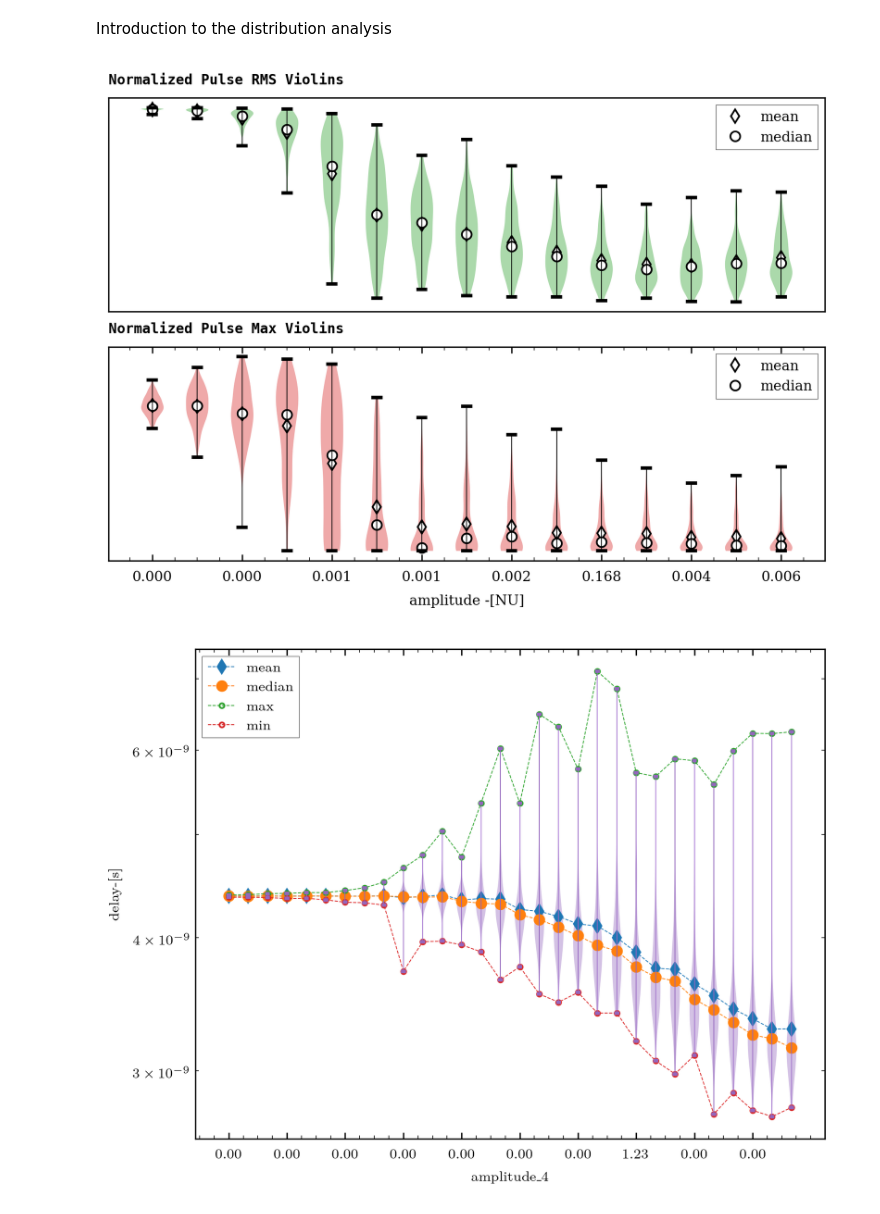
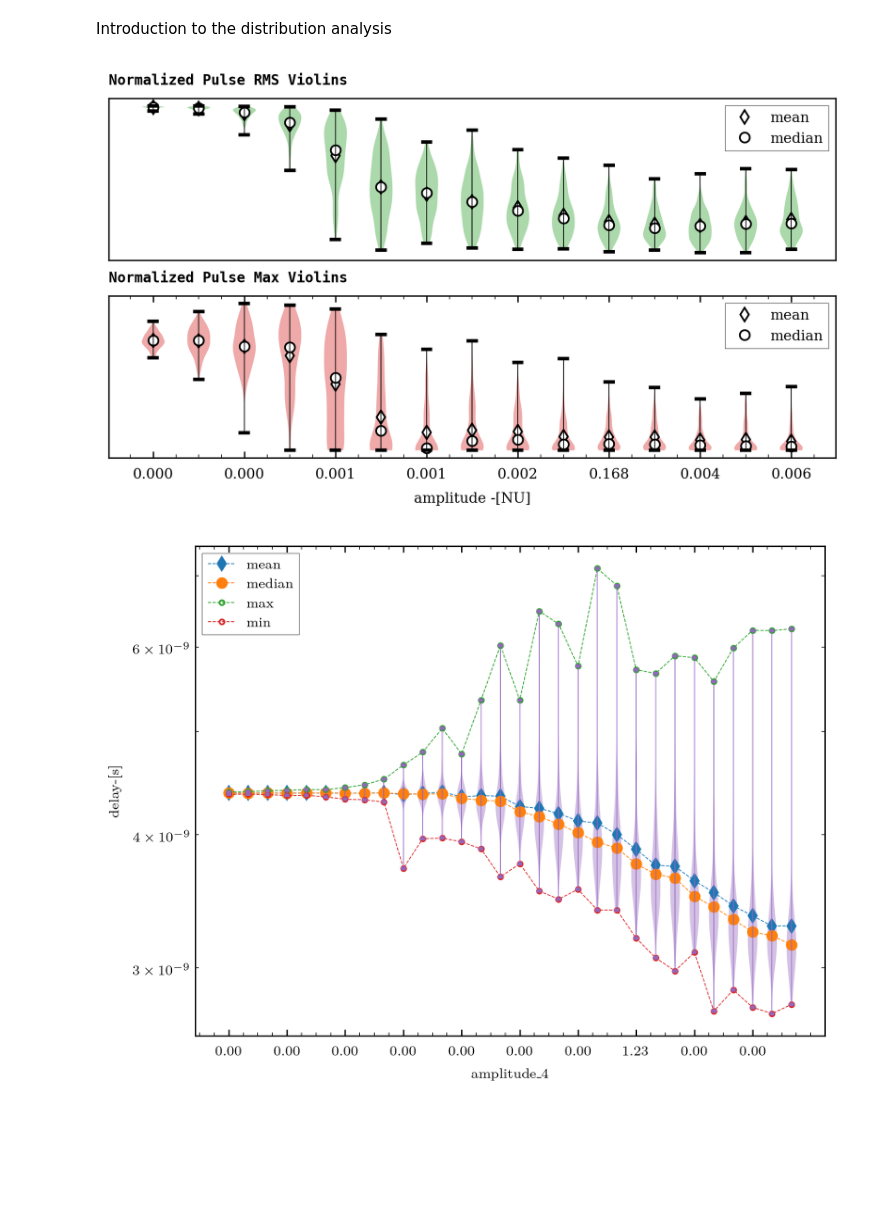
Before and after one commit to Chatr0uge/Internship_SPC, a Jupyter notebook: src/profile_study/profile_study.ipynb, the cells around one changed output. Cells and saved outputs as stored; diff of their text form; code cells hidden in the pictures; blank space fills up the shorter version.

```diff
--- a/src/profile_study/profile_study.ipynb
+++ b/src/profile_study/profile_study.ipynb
@@ -278,7 +278,7 @@ plt.savefig('../../Report/figures/background_density.png', dpi = 500)
 Introduction to the distribution analysis
 # %%
 W = 5.8    # Figure width in inches, approximately A4-width - 2*1.25in margin
-fig, axs = plt.subplots(2, 1, figsize = (W, W * 3 / 4), dpi = 300)
+fig, axs = plt.subplots(2, 1, figsize = (W, W * 3 / 5), dpi = 300)
 
 ax, ax2 = axs
 ax.plot(range(1, len( np.array(amplitude_4)[index][::2]) + 1), np.mean(amp, axis = 1)[index][::2], lw = 0, marker = 'd', mfc = 'w', mec = 'k', mew = 1 , label = 'mean')
@@ -303,34 +303,34 @@ ax.set_yticks([])
 amp2 = np.max(pulse_norm, axis = 2)
 ax2.plot([],[])
 
 ax2.plot(range(1, len( np.array(amplitude_4)[index][::2]) + 1), np.mean(amp2, axis = 1)[index][::2], lw = 0, marker = 'd', mfc = 'w', mec = 'k', mew = 1 , label = 'mean')
 ax2.plot(range(1, len( np.array(amplitude_4)[index][::2]) + 1), np.median(amp2, axis = 1)[index][::2], lw = 0, marker = 'o', mfc = 'w', mec = 'k', mew = 1. , label = 'median')
 # ax2.plot(range(1, len( np.array(amplitude_4)[index][::2]) + 1), np.max(amp2, axis = 1)[index][::2], lw = 0, marker = '.', mfc = 'none', mec = 'k', mew = 1. , label = 'max')
 # ax2.plot(range(1, len( np.array(amplitude_4)[index][::2]) + 1), np.min(amp2, axis = 1)[index][::2], lw = 0, marker = '.', mfc = 'none', mec = 'k', mew = 1, label = 'min')
 violins = ax2.violinplot(np.array(amp2)[index][::2,:].real.T, showmeans=False, showmedians=False)
 
 
 ax2.set_xticks(range(1, len( np.array(amplitude_4)[index][::2]) + 1, 2))
 ax2.set_xticklabels([str(r)[:5] for r in np.array(amplitude_4)[index][::4]])
 ax2.set_xlabel('amplitude -[NU]')
 
 ax2.set_title("Normalized Pulse Max Violins",
     loc='left',
     fontweight='bold',
     family='monospace',)
 
 for pc in violins['bodies']:
     pc.set_alpha(.4)
 violins['cbars'].set_color('k')
 violins['cbars'].set_linewidth(.5)
 violins['cmaxes'].set_color('k')
 violins['cmins'].set_color('k')
 ax2.legend()
 ax2.set_yticks([])
 
 plt.savefig('../../Report/figures/pulse_overview.png', dpi = 500)
 # %% [output]
-[figure, old version]
+[figure, new version]
 # %%
 W = 5.8    # Figure width in inches, approximately A4-width - 2*1.25in margin
 fig, ax = plt.subplots(1, figsize = (W, W * 3 / 4), dpi = 300)
```
Also changed, not shown: parts of 4 cells of this notebook, 14 other files.
